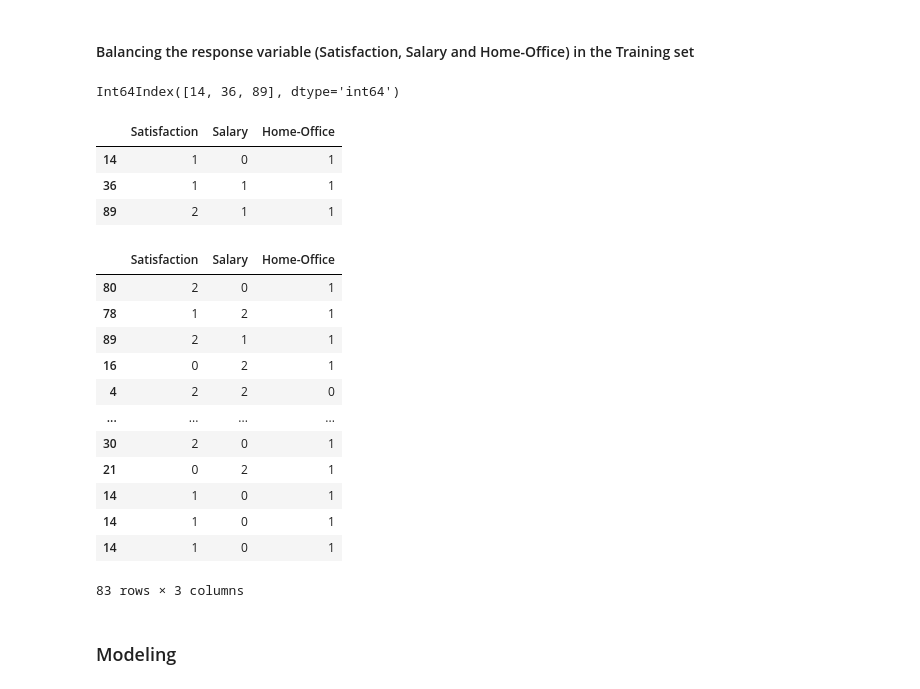
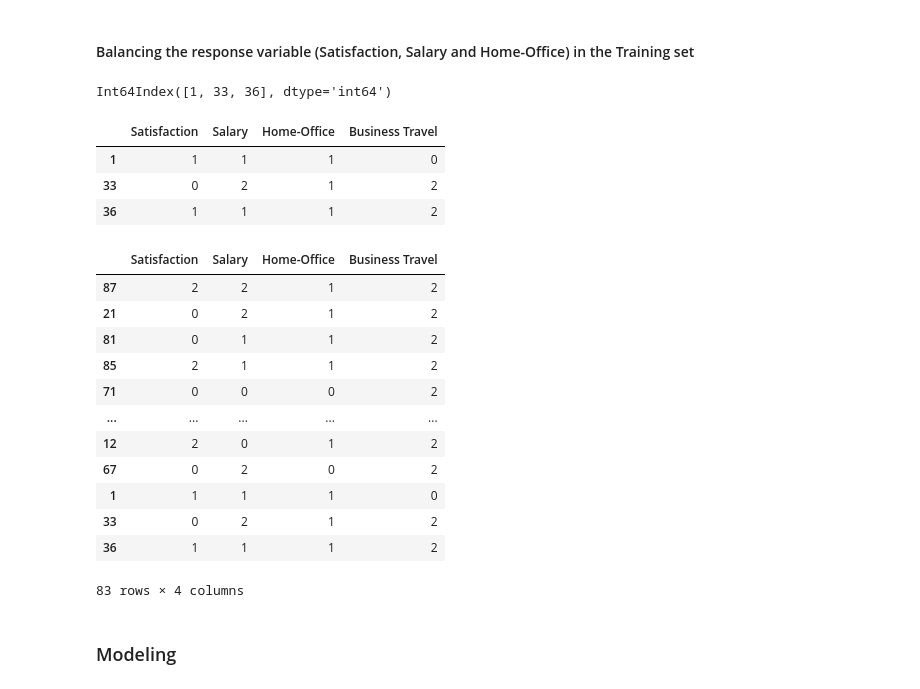
Before and after one commit to Chanlaiieng12/Predicting-Employee-Turnover, a Jupyter notebook: Team 5 Final Project.ipynb, the cells around one changed output. Saved outputs shown, nothing was run; the diff lists cells and outputs as text; code cells hidden in the pictures.

```diff
--- a/Team 5 Final Project.ipynb
+++ b/Team 5 Final Project.ipynb
@@ -215,7 +215,7 @@ data.head(5)
 #### Splitting the dataset to training set and test set
 # %%
 # Subset the predictor variables to X
-X = data[['Satisfaction','Salary','Home-Office']]
+X = data[['Satisfaction','Salary','Home-Office','Business Travel']]
 
 # Subset the response variable to y
 y = data[['Attrition']]
@@ -274,16 +274,16 @@ Name: Attrition, dtype: int64
 # Look for the indices of the resampled y
 our_resample_y.index
 # %% [output]
-Int64Index([14, 36, 89], dtype='int64')
+Int64Index([1, 33, 36], dtype='int64')
 # %%
 # Grab the same X from indices 26,42,34 from X_Train
-to_resample_X = X_train.loc[[14,36,89]]
+to_resample_X = X_train.loc[[1,33,36]]
 to_resample_X
 # %% [output]
-|  | Satisfaction | Salary | Home-Office |
-| 14 | 1 | 0 | 1 |
-| 36 | 1 | 1 | 1 |
-| 89 | 2 | 1 | 1 |
+|  | Satisfaction | Salary | Home-Office | Business Travel |
+| 1 | 1 | 1 | 1 | 0 |
+| 33 | 0 | 2 | 1 | 2 |
+| 36 | 1 | 1 | 1 | 2 |
 # %%
 # sample() draws records at random form, replace 'Yes' specifies to sample with replacement
 our_resample_X = to_resample_X.sample(n = 3, replace = True)
@@ -292,19 +292,19 @@ our_resample_X = to_resample_X.sample(n = 3, replace = True)
 X_train_rebal = pd.concat([X_train, our_resample_X])
 X_train_rebal
 # %% [output]
-|  | Satisfaction | Salary | Home-Office |
-| 80 | 2 | 0 | 1 |
-| 78 | 1 | 2 | 1 |
-| 89 | 2 | 1 | 1 |
-| 16 | 0 | 2 | 1 |
-| 4 | 2 | 2 | 0 |
-| ... | ... | ... | ... |
-| 30 | 2 | 0 | 1 |
-| 21 | 0 | 2 | 1 |
-| 14 | 1 | 0 | 1 |
-| 14 | 1 | 0 | 1 |
-| 14 | 1 | 0 | 1 |
+|  | Satisfaction | Salary | Home-Office | Business Travel |
+| 87 | 2 | 2 | 1 | 2 |
+| 21 | 0 | 2 | 1 | 2 |
+| 81 | 0 | 1 | 1 | 2 |
+| 85 | 2 | 1 | 1 | 2 |
+| 71 | 0 | 0 | 0 | 2 |
+| ... | ... | ... | ... | ... |
+| 12 | 2 | 0 | 1 | 2 |
+| 67 | 0 | 2 | 0 | 2 |
+| 1 | 1 | 1 | 1 | 0 |
+| 33 | 0 | 2 | 1 | 2 |
+| 36 | 1 | 1 | 1 | 2 |
-83 rows × 3 columns
+83 rows × 4 columns
 # %% [markdown]
 ### Modeling
 # %% [markdown]
```
Also changed, not shown: parts of 9 cells of this notebook.
